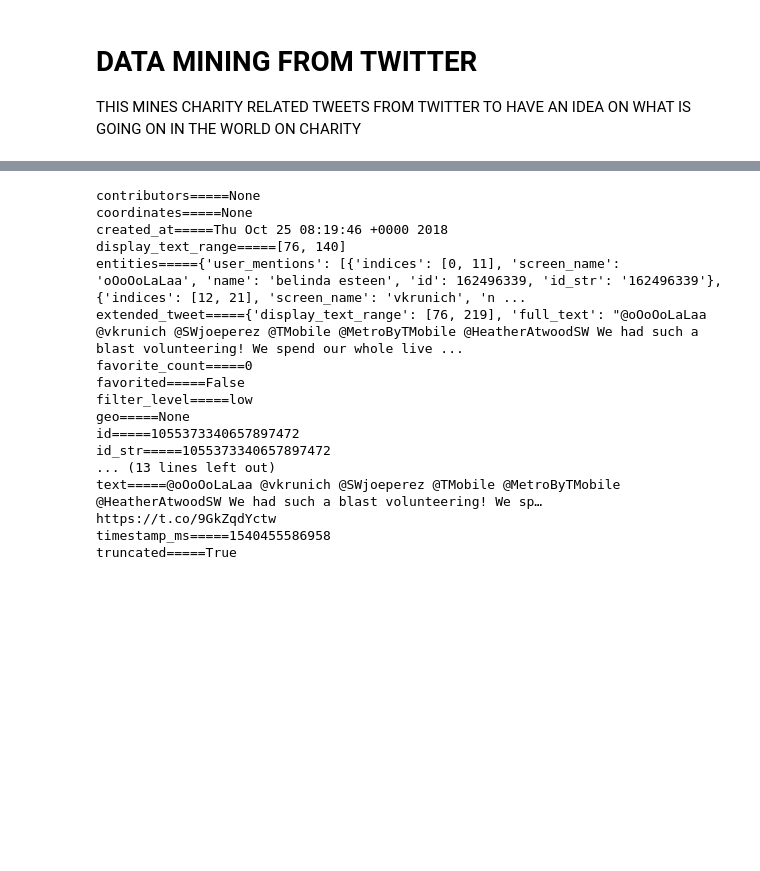
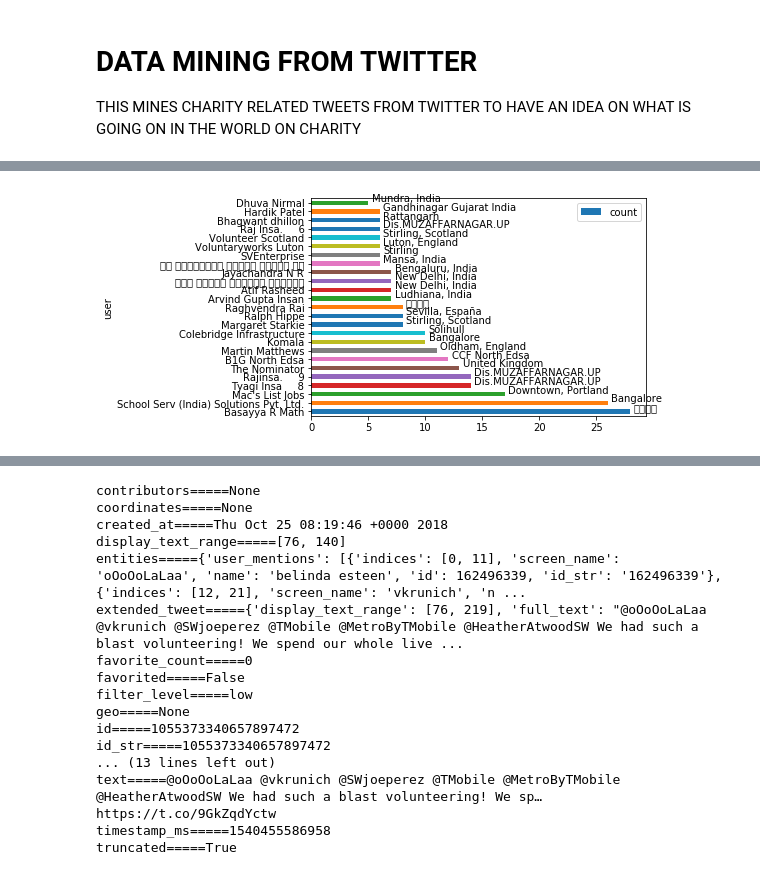
Before and after one commit to leosj1/rcf, a Jupyter notebook: DATA MINING FROM TWITTER.ipynb, the cells around one changed output, grey strips where cells are left out. Saved outputs shown, nothing was run; the diff lists cells and outputs as text; code cells hidden in the pictures; blank space fills up the shorter version.

```diff
--- a/DATA MINING FROM TWITTER.ipynb
+++ b/DATA MINING FROM TWITTER.ipynb
@@ -98,0 +137,43 @@ t['country'] = list(map(lambda tweet: tweet['user']['location'], tweets))
+# %%
+#APPEND TWEET DATA TO AN ARRAY FOR PROPER REPRESENTATION
+import json
+path='C:\\Users\\Leo-SJ\\Desktop\\DATA VALIDATION\\CODE\\'
+tweets1=[]
+t_file=open(path+'twittee_data_all11.json','r')
+for line in t_file:
+    try:
+        t_load=json.loads(line)  #.decode('utf-8')
+        tweets1.append(t_load)
+    except:
+        continue
+# %%
+import pandas as pd
+t1=pd.DataFrame()
+
+#MAP ALL TWEET TEXT, LANGUAGE, USER'S NAME, TIME TWEET WAS CREATED AND LOCATION OF THE USER INTO THE DATA FRAME 't'
+t1['text'] = list(map(lambda tweet: tweet['text'], tweets1))
+# t['text_full'] = list(map(lambda tweet: tweet['extended_tweet']['full_text'] if tweet['extended_tweet'] != None else None, tweets))
+t1['lang'] = list(map(lambda tweet: tweet['lang'], tweets1))
+t1['user'] = list(map(lambda tweet: tweet['user']['name'], tweets1))
+t1['created_at'] = list(map(lambda tweet: tweet['created_at'], tweets1))
+t1['country'] = list(map(lambda tweet: tweet['user']['location'], tweets1))
+# t['country'] = map(lambda tweet: t['user']['location'] if tweet['user'] != None else None, tweets)
+
+
+# PLOT THE FREQUENCY OF THE AMOUNT OF TWEETS HAVING THOSE KEYWORDS FOR THAT DAY
+
+#GROUP BY THE USERS AND COUNT THE AMOUNT OF TIMES THEY TWEETED THE KEYWORD
+filterr=t1.groupby(['user','country']).size().reset_index(name='count')
+# filterr=t.groupby('user').transform('count')
+
+
+filter1=filterr.sort_values('count',ascending=False).head(25)[['user','country','count']]
+filter1['count']=filter1['count'].astype(float)
+
+filterr2=filter1.plot.barh(x='user',y='count')
+
+
+for i,j in zip(filterr2.patches,filter1['country']):
+    filterr2.text(i.get_width()+.3,i.get_y()+.38,j)
+# %% [output]
+[figure, added]
```
Also changed, not shown: parts of 15 cells of this notebook.
